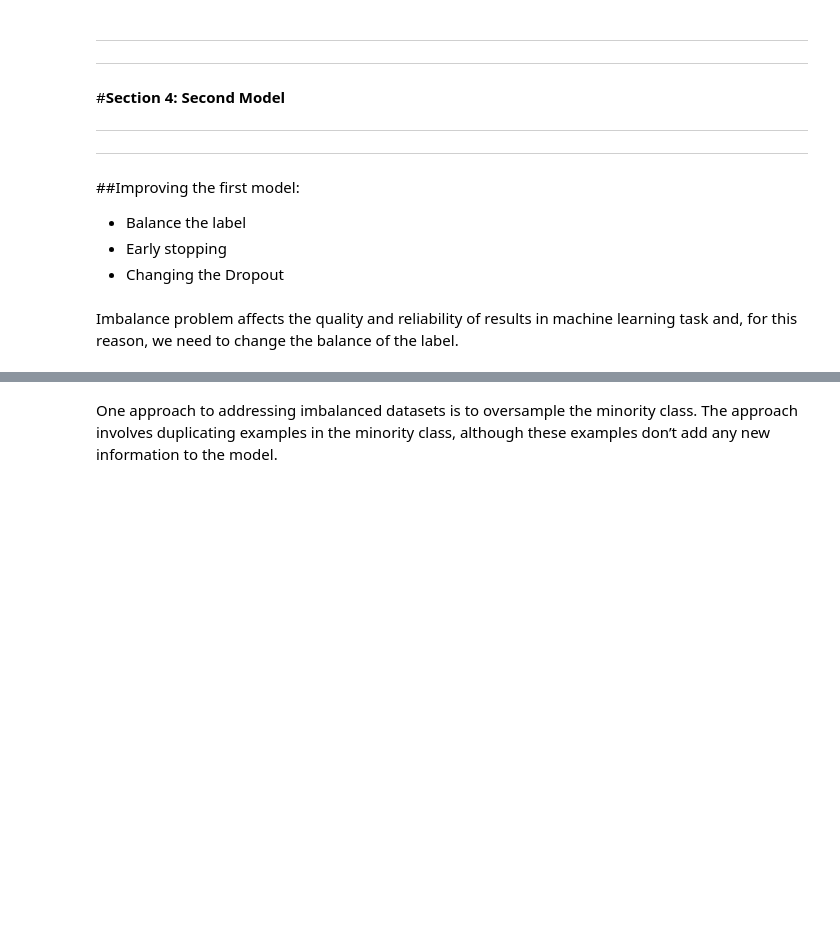
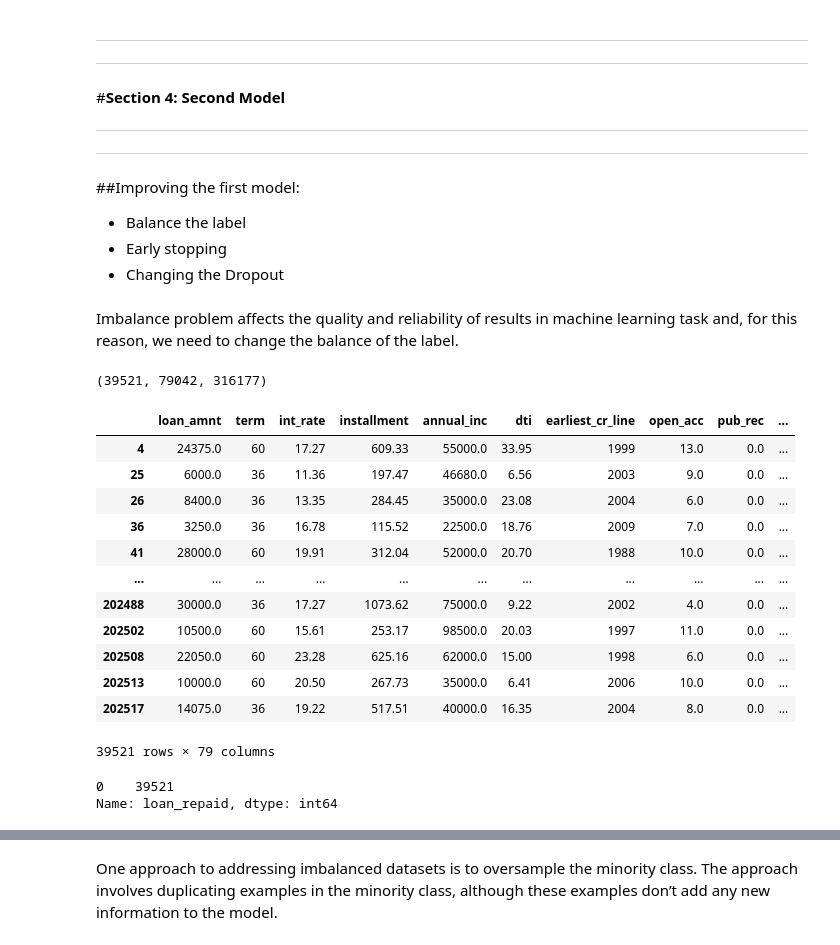
Before and after one commit to MosheHabaz/LendingClub-Neural-network-model, a Jupyter notebook: loan_project.ipynb, the cells around one changed output, grey strips where cells are left out. Drawn from its saved outputs; the diff is of its cells as text; code cells hidden in the pictures; blank space fills up the shorter version.

```diff
--- a/loan_project.ipynb
+++ b/loan_project.ipynb
@@ -1190,15 +1221,34 @@ We can see from the confusion matrix that we mis-classifying a lot of the zero p
 # %% [markdown]
 Imbalance problem affects the quality and reliability of results in machine learning task and, for this reason, we need to change the balance of the label.
 # %%
-ntest1 = int(len(df) *0.01)
-ntest2 = ntest1 + int(len(df) *0.01)
+ntest1 = int(len(df) *0.1)
+ntest2 = ntest1 + int(len(df) *0.1)
 ntrain = int(len(df) -ntest2  )
-ntest1, ntest2, ntrain
+ntest1 , ntest2, ntrain
+# %% [output]
+(39521, 79042, 316177)
 # %%
 df_test1 = df[df['loan_repaid'] == 0].iloc[ 0 : ntest1]
-df_test1.shape
+df_test1
+# %% [output]
+|  | loan_amnt | term | int_rate | installment | annual_inc | dti | earliest_cr_line | open_acc | pub_rec | ... |
+| 4 | 24375.0 | 60 | 17.27 | 609.33 | 55000.0 | 33.95 | 1999 | 13.0 | 0.0 | ... |
+| 25 | 6000.0 | 36 | 11.36 | 197.47 | 46680.0 | 6.56 | 2003 | 9.0 | 0.0 | ... |
+| 26 | 8400.0 | 36 | 13.35 | 284.45 | 35000.0 | 23.08 | 2004 | 6.0 | 0.0 | ... |
+| 36 | 3250.0 | 36 | 16.78 | 115.52 | 22500.0 | 18.76 | 2009 | 7.0 | 0.0 | ... |
+| 41 | 28000.0 | 60 | 19.91 | 312.04 | 52000.0 | 20.70 | 1988 | 10.0 | 0.0 | ... |
+| ... | ... | ... | ... | ... | ... | ... | ... | ... | ... | ... |
+| 202488 | 30000.0 | 36 | 17.27 | 1073.62 | 75000.0 | 9.22 | 2002 | 4.0 | 0.0 | ... |
+| 202502 | 10500.0 | 60 | 15.61 | 253.17 | 98500.0 | 20.03 | 1997 | 11.0 | 0.0 | ... |
+| 202508 | 22050.0 | 60 | 23.28 | 625.16 | 62000.0 | 15.00 | 1998 | 6.0 | 0.0 | ... |
+| 202513 | 10000.0 | 60 | 20.50 | 267.73 | 35000.0 | 6.41 | 2006 | 10.0 | 0.0 | ... |
+| 202517 | 14075.0 | 36 | 19.22 | 517.51 | 40000.0 | 16.35 | 2004 | 8.0 | 0.0 | ... |
+39521 rows × 79 columns
 # %%
 df_test1['loan_repaid'].value_counts()
+# %% [output]
+0    39521
+Name: loan_repaid, dtype: int64
 # %%
 X_test1 = df_test1.drop('loan_repaid', axis= 1 ).values
 
```
Also changed, not shown: parts of 42 cells of this notebook.
